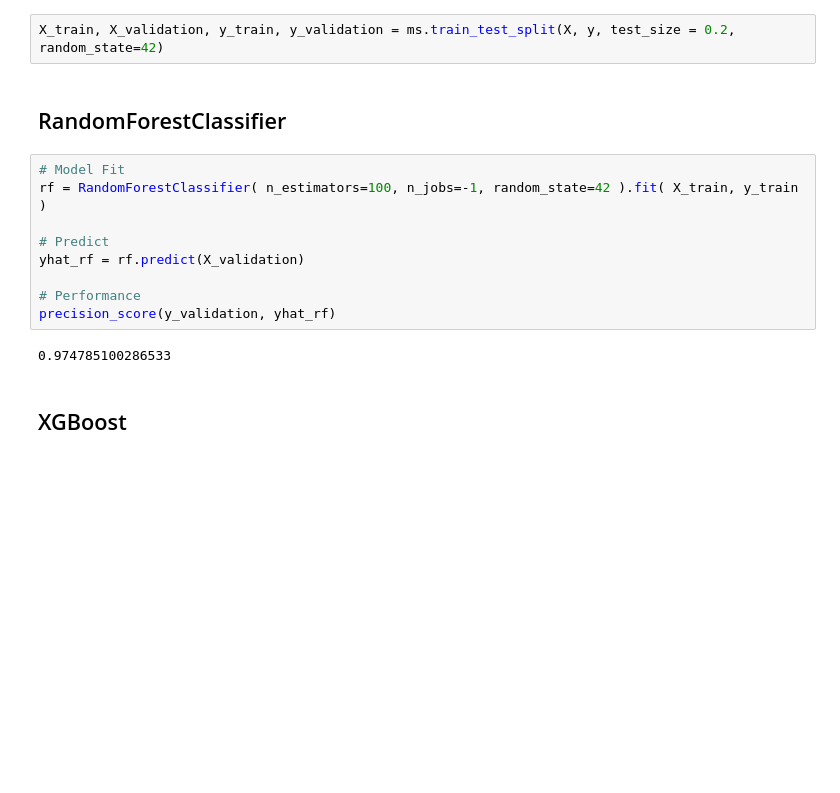
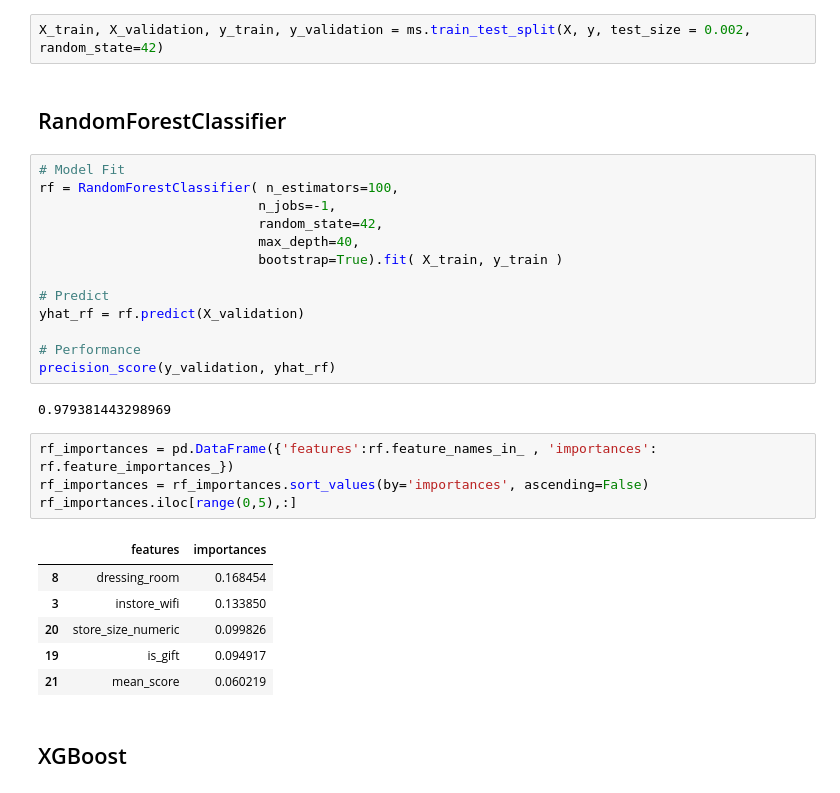
Before and after one commit to brunopiato/InStyleNPS, a Jupyter notebook: notebooks/HackDays.ipynb, the cells around one changed output. Saved outputs shown, nothing was run; the diff lists cells and outputs as text; blank space fills up the shorter version.

```diff
--- a/notebooks/HackDays.ipynb
+++ b/notebooks/HackDays.ipynb
@@ -853,12 +855,16 @@ dataset = data_prep.copy()
 X = dataset.drop(['is_satisfied'], axis=1)
 y = dataset['is_satisfied']
 # %%
-X_train, X_validation, y_train, y_validation = ms.train_test_split(X, y, test_size = 0.2, random_state=42)
+X_train, X_validation, y_train, y_validation = ms.train_test_split(X, y, test_size = 0.002, random_state=42)
 # %% [markdown]
 ## RandomForestClassifier
 # %%
 # Model Fit
-rf = RandomForestClassifier( n_estimators=100, n_jobs=-1, random_state=42 ).fit( X_train, y_train )
+rf = RandomForestClassifier( n_estimators=100,
+                            n_jobs=-1,
+                            random_state=42,
+                            max_depth=40,
+                            bootstrap=True).fit( X_train, y_train )
 
 # Predict
 yhat_rf = rf.predict(X_validation)
@@ -866,7 +872,18 @@ yhat_rf = rf.predict(X_validation)
 # Performance
 precision_score(y_validation, yhat_rf)
 # %% [output]
-0.974785100286533
+0.979381443298969
+# %%
+rf_importances = pd.DataFrame({'features':rf.feature_names_in_ , 'importances': rf.feature_importances_})
+rf_importances = rf_importances.sort_values(by='importances', ascending=False)
+rf_importances.iloc[range(0,5),:]
+# %% [output]
+|  | features | importances |
+| 8 | dressing_room | 0.168454 |
+| 3 | instore_wifi | 0.133850 |
+| 20 | store_size_numeric | 0.099826 |
+| 19 | is_gift | 0.094917 |
+| 21 | mean_score | 0.060219 |
 # %% [markdown]
 ## XGBoost
 # %%
```
Also changed, not shown: parts of 19 cells of this notebook, 8 other files.
